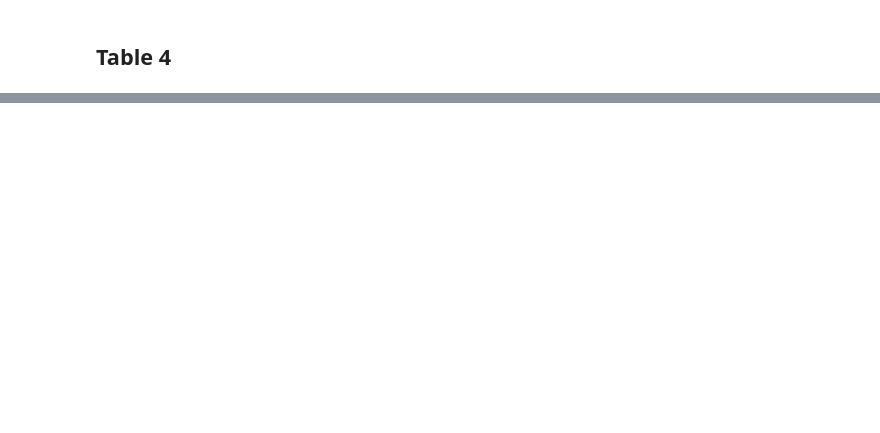
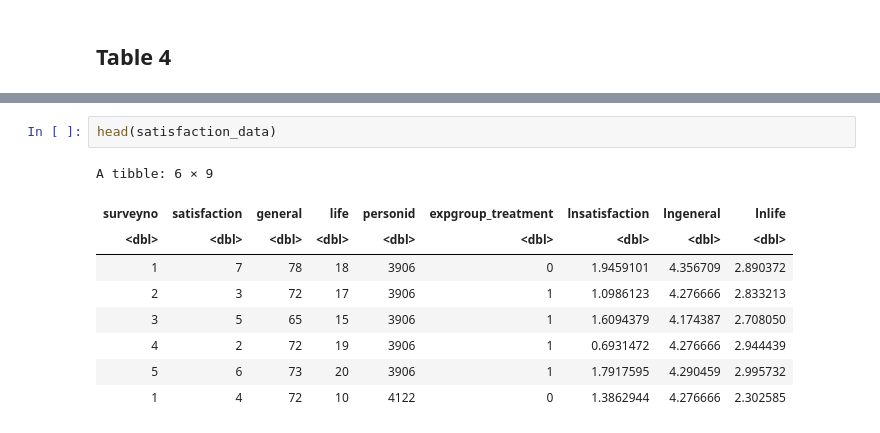
Before and after one commit to 0xandrewdu/stat_230a_final_project, a Jupyter notebook: reproduce_even.ipynb, the cells around one changed output, grey strips where cells are left out. Drawn from its saved outputs; the diff is of its cells as text; blank space fills up the shorter version.

```diff
--- a/reproduce_even.ipynb
+++ b/reproduce_even.ipynb
@@ -263,0 +259,12 @@ F-statistic(proj model): 30.97 on 86 and 14944 DF, p-value: < 2.2e-16
+# %%
+head(satisfaction_data)
+# %% [output]
+A tibble: 6 × 9
+| surveyno | satisfaction | general | life | personid | expgroup_treatment | lnsatisfaction | lngeneral | lnlife |
+| <dbl> | <dbl> | <dbl> | <dbl> | <dbl> | <dbl> | <dbl> | <dbl> | <dbl> |
+| 1 | 7 | 78 | 18 | 3906 | 0 | 1.9459101 | 4.356709 | 2.890372 |
+| 2 | 3 | 72 | 17 | 3906 | 1 | 1.0986123 | 4.276666 | 2.833213 |
+| 3 | 5 | 65 | 15 | 3906 | 1 | 1.6094379 | 4.174387 | 2.708050 |
+| 4 | 2 | 72 | 19 | 3906 | 1 | 0.6931472 | 4.276666 | 2.944439 |
+| 5 | 6 | 73 | 20 | 3906 | 1 | 1.7917595 | 4.290459 | 2.995732 |
+| 1 | 4 | 72 | 10 | 4122 | 0 | 1.3862944 | 4.276666 | 2.302585 |
```
Also changed, not shown: parts of 30 cells of this notebook.
